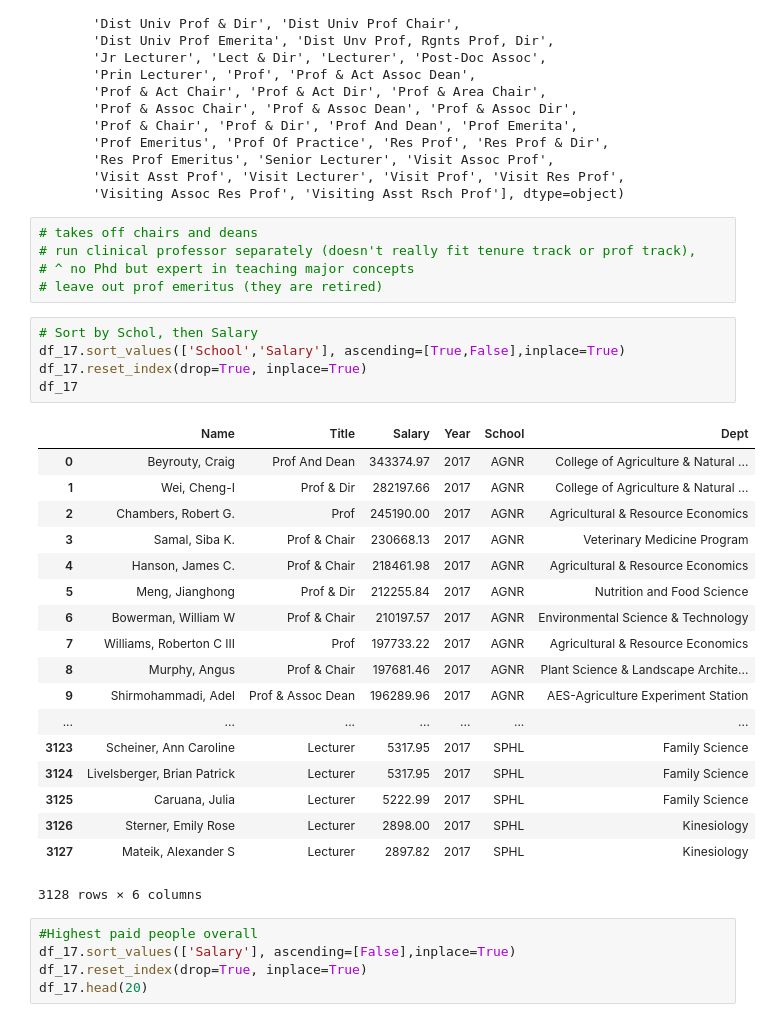
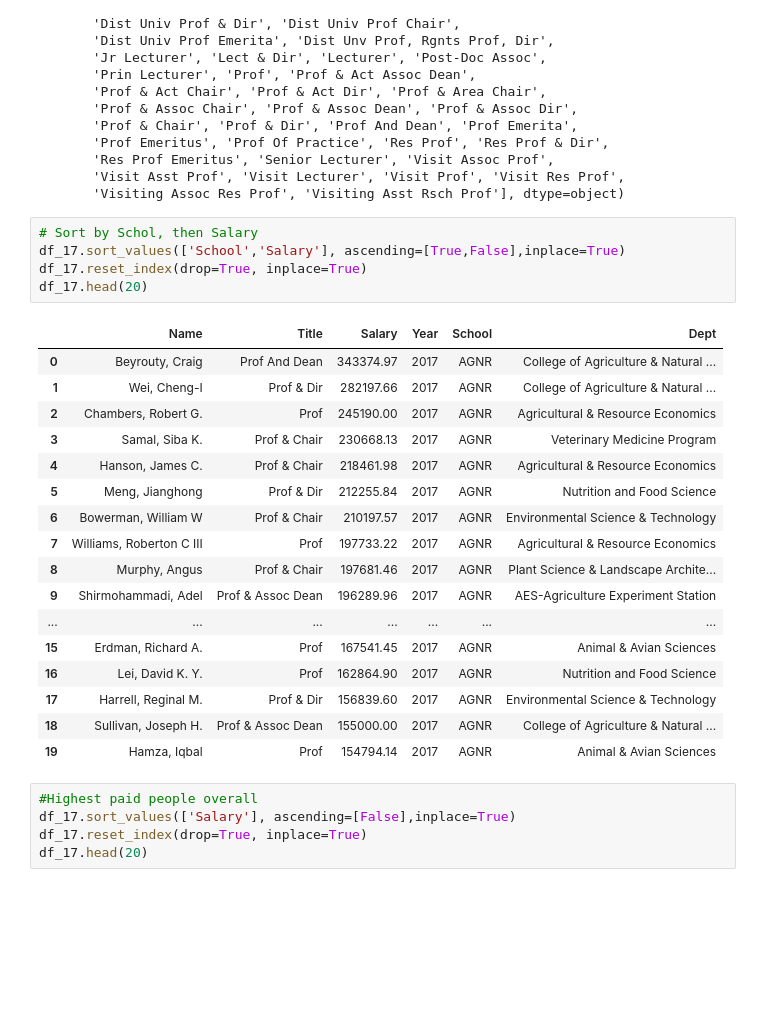
Before and after one commit to rosegaray/UMDSalaryGuideData, a Jupyter notebook: 320_FInal_Project.ipynb, the cells around one changed output. Drawn from its saved outputs; the diff is of its cells as text; blank space fills up the shorter version.

```diff
--- a/320_FInal_Project.ipynb
+++ b/320_FInal_Project.ipynb
@@ -193,35 +171,29 @@ array(['Adjunct Assoc Prof', 'Adjunct Asst Prof', 'Adjunct Prof',
        'Res Prof Emeritus', 'Senior Lecturer', 'Visit Assoc Prof',
        'Visit Asst Prof', 'Visit Lecturer', 'Visit Prof', 'Visit Res Prof',
        'Visiting Assoc Res Prof', 'Visiting Asst Rsch Prof'], dtype=object)
-# %%
-# takes off chairs and deans
-# run clinical professor separately (doesn't really fit tenure track or prof track),
-# ^ no Phd but expert in teaching major concepts
-# leave out prof emeritus (they are retired)
 # %%
 # Sort by Schol, then Salary
 df_17.sort_values(['School','Salary'], ascending=[True,False],inplace=True)
 df_17.reset_index(drop=True, inplace=True)
-df_17
+df_17.head(20)
 # %% [output]
 |  | Name | Title | Salary | Year | School | Dept |
 | 0 | Beyrouty, Craig | Prof And Dean | 343374.97 | 2017 | AGNR | College of Agriculture & Natural ... |
 | 1 | Wei, Cheng-I | Prof & Dir | 282197.66 | 2017 | AGNR | College of Agriculture & Natural ... |
 | 2 | Chambers, Robert G. | Prof | 245190.00 | 2017 | AGNR | Agricultural & Resource Economics |
 | 3 | Samal, Siba K. | Prof & Chair | 230668.13 | 2017 | AGNR | Veterinary Medicine Program |
 | 4 | Hanson, James C. | Prof & Chair | 218461.98 | 2017 | AGNR | Agricultural & Resource Economics |
 | 5 | Meng, Jianghong | Prof & Dir | 212255.84 | 2017 | AGNR | Nutrition and Food Science |
 | 6 | Bowerman, William W | Prof & Chair | 210197.57 | 2017 | AGNR | Environmental Science & Technology |
 | 7 | Williams, Roberton C III | Prof | 197733.22 | 2017 | AGNR | Agricultural & Resource Economics |
 | 8 | Murphy, Angus | Prof & Chair | 197681.46 | 2017 | AGNR | Plant Science & Landscape Archite... |
 | 9 | Shirmohammadi, Adel | Prof & Assoc Dean | 196289.96 | 2017 | AGNR | AES-Agriculture Experiment Station |
 | ... | ... | ... | ... | ... | ... | ... |
-| 3123 | Scheiner, Ann Caroline | Lecturer | 5317.95 | 2017 | SPHL | Family Science |
-| 3124 | Livelsberger, Brian Patrick | Lecturer | 5317.95 | 2017 | SPHL | Family Science |
-| 3125 | Caruana, Julia | Lecturer | 5222.99 | 2017 | SPHL | Family Science |
-| 3126 | Sterner, Emily Rose | Lecturer | 2898.00 | 2017 | SPHL | Kinesiology |
-| 3127 | Mateik, Alexander S | Lecturer | 2897.82 | 2017 | SPHL | Kinesiology |
+| 15 | Erdman, Richard A. | Prof | 167541.45 | 2017 | AGNR | Animal & Avian Sciences |
+| 16 | Lei, David K. Y. | Prof | 162864.90 | 2017 | AGNR | Nutrition and Food Science |
+| 17 | Harrell, Reginal M. | Prof & Dir | 156839.60 | 2017 | AGNR | Environmental Science & Technology |
+| 18 | Sullivan, Joseph H. | Prof & Assoc Dean | 155000.00 | 2017 | AGNR | College of Agriculture & Natural ... |
+| 19 | Hamza, Iqbal | Prof | 154794.14 | 2017 | AGNR | Animal & Avian Sciences |
-3128 rows × 6 columns
 # %%
 #Highest paid people overall
 df_17.sort_values(['Salary'], ascending=[False],inplace=True)
```
Also changed, not shown: parts of 29 cells of this notebook.
